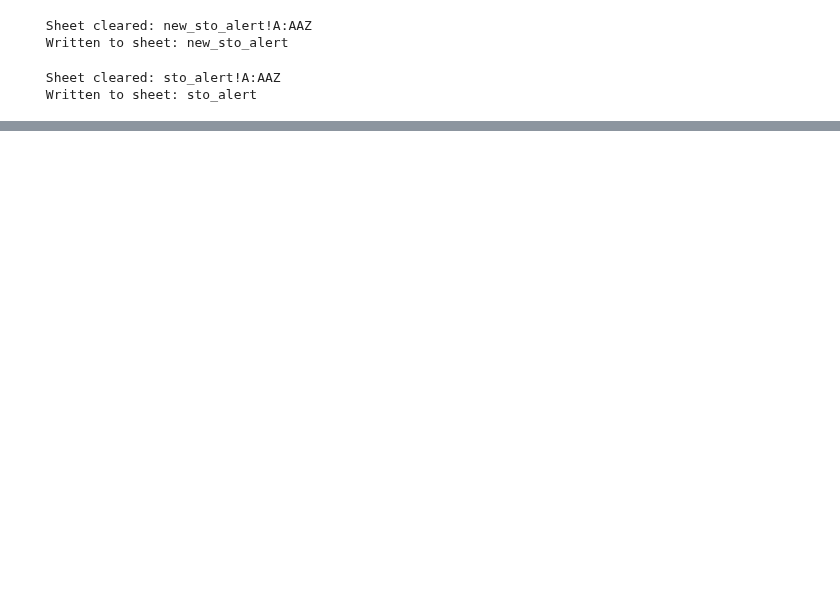
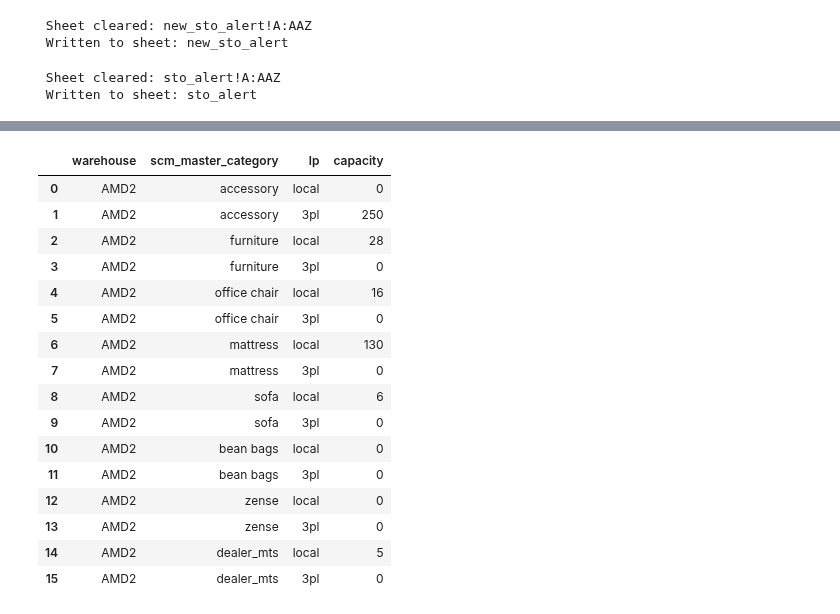
Before and after one commit to ShuvenduPritamWakefit/sto-alert-automation, a Jupyter notebook: daily_sto_alert_fetch.ipynb, the cells around one changed output, grey strips where cells are left out. Drawn from its saved outputs; the diff is of its cells as text; code cells hidden in the pictures; blank space fills up the shorter version.

```diff
--- a/daily_sto_alert_fetch.ipynb
+++ b/daily_sto_alert_fetch.ipynb
@@ -320,0 +589,5 @@ write_sheet(sheet_key, tab_name, df_sto_filtered)
+# %%
+# https://docs.google.com/spreadsheets/d/1KcbJW7uBSsmD8on0pi1teysQAvlBu1zWMpHZX3TQmxk/edit?gid=129165972#gid=129165972
+df_lm_capacity_local = read_sheet('1KcbJW7uBSsmD8on0pi1teysQAvlBu1zWMpHZX3TQmxk','BAU_Local')
+df_lm_capacity_3pl = read_sheet('1KcbJW7uBSsmD8on0pi1teysQAvlBu1zWMpHZX3TQmxk','BAU_3PL')
+df_mm_capacity = read_sheet('1KcbJW7uBSsmD8on0pi1teysQAvlBu1zWMpHZX3TQmxk','MM Capacity BAU - 1')
@@ -320,0 +630,63 @@ write_sheet(sheet_key, tab_name, df_sto_filtered)
+# %%
+# lm_planning_capacity : BAU_Local + BAU_3PL (wide) -> long
+#
+#   warehouse | scm_master_category | lp    | capacity
+#   AMD2        furniture             local    27
+#   AMD2        furniture             3pl      0
+#
+# Built off a full warehouse x category x lp grid, so every combination carries BOTH lp rows.
+# A 0 therefore means "no capacity with that partner", never "row missing from the sheet".
+
+CATEGORY_COLS = ['accessory', 'furniture', 'office chair', 'mattress',
+                 'sofa', 'bean bags', 'zense', 'dealer_mts']
+
+def _melt_lm(df, lp):
+    d = df.copy()
+    d['warehouse'] = d['warehouse'].astype('string').str.strip()
+    d = d[d['warehouse'].notna() & (d['warehouse'] != '')]        # drop the blank sheet-grid rows
+    absent = [c for c in CATEGORY_COLS if c not in d.columns]
+    if absent:
+        print(f'  {lp}: category columns not in sheet ->', absent)
+    out = d.melt(id_vars='warehouse',
+                 value_vars=[c for c in CATEGORY_COLS if c in d.columns],
+                 var_name='scm_master_category', value_name='capacity')
+    out['capacity'] = pd.to_numeric(out['capacity'], errors='coerce')
+    out['lp'] = lp
+    return out[['warehouse', 'scm_master_category', 'lp', 'capacity']]
+
+lm_melted = pd.concat([_melt_lm(df_lm_capacity_local, 'local'),
+                       _melt_lm(df_lm_capacity_3pl, '3pl')], ignore_index=True)
+
+lm_dupes = int(lm_melted.duplicated(subset=['warehouse', 'scm_master_category', 'lp']).sum())
+lm_melted = lm_melted.drop_duplicates(subset=['warehouse', 'scm_master_category', 'lp'], keep='first')
+
+lm_grid = (pd.DataFrame({'warehouse': sorted(set(lm_melted['warehouse']))})
+           .merge(pd.DataFrame({'scm_master_category': CATEGORY_COLS}), how='cross')
+           .merge(pd.DataFrame({'lp': ['local', '3pl']}), how='cross'))
+
+df_lm_planning_capacity = lm_grid.merge(lm_melted, how='left',
+                                        on=['warehouse', 'scm_master_category', 'lp'])
+lm_blank = int(df_lm_planning_capacity['capacity'].isna().sum())
+df_lm_planning_capacity['capacity'] = df_lm_planning_capacity['capacity'].fillna(0)
+
+# reconciliation
+wh_local = set(lm_melted.loc[lm_melted['lp'].eq('local'), 'warehouse'])
+wh_3pl = set(lm_melted.loc[lm_melted['lp'].eq('3pl'), 'warehouse'])
+wh_all = wh_local | wh_3pl
+
+print('warehouses  BAU_Local:', len(wh_local), '| BAU_3PL:', len(wh_3pl), '| union:', len(wh_all))
+print('in BAU_Local only:', sorted(wh_local - wh_3pl), '| in BAU_3PL only:', sorted(wh_3pl - wh_local))
+print('rows:', len(df_lm_planning_capacity),
+      '| expected:', len(wh_all) * len(CATEGORY_COLS) * 2,
+      '| duplicate warehouse+category+lp in source:', lm_dupes,
+      '| grid cells with no sheet value (0-filled):', lm_blank)
+print('capacity total  local:', df_lm_planning_capacity.loc[df_lm_planning_capacity['lp'].eq('local'), 'capacity'].sum(),
+      '| 3pl:', df_lm_planning_capacity.loc[df_lm_planning_capacity['lp'].eq('3pl'), 'capacity'].sum())
+
+if 'df_sto_filtered_latest_date' in globals():
+    sto_wh = set(df_sto_filtered_latest_date['warehouse_code'].astype('string').str.strip().dropna())
+    print('in STO scope but no LM capacity :', sorted(sto_wh - wh_all))
+    print('LM capacity but not in STO scope:', sorted(wh_all - sto_wh))
+
+df_lm_planning_capacity.head(16)
+# %% [output]
@@ -320,0 +699,17 @@ write_sheet(sheet_key, tab_name, df_sto_filtered)
+|  | warehouse | scm_master_category | lp | capacity |
+| 0 | AMD2 | accessory | local | 0 |
+| 1 | AMD2 | accessory | 3pl | 250 |
+| 2 | AMD2 | furniture | local | 28 |
+| 3 | AMD2 | furniture | 3pl | 0 |
+| 4 | AMD2 | office chair | local | 16 |
+| 5 | AMD2 | office chair | 3pl | 0 |
+| 6 | AMD2 | mattress | local | 130 |
+| 7 | AMD2 | mattress | 3pl | 0 |
+| 8 | AMD2 | sofa | local | 6 |
+| 9 | AMD2 | sofa | 3pl | 0 |
+| 10 | AMD2 | bean bags | local | 0 |
+| 11 | AMD2 | bean bags | 3pl | 0 |
+| 12 | AMD2 | zense | local | 0 |
+| 13 | AMD2 | zense | 3pl | 0 |
+| 14 | AMD2 | dealer_mts | local | 5 |
+| 15 | AMD2 | dealer_mts | 3pl | 0 |
```
Also changed, not shown: parts of 31 cells of this notebook.
